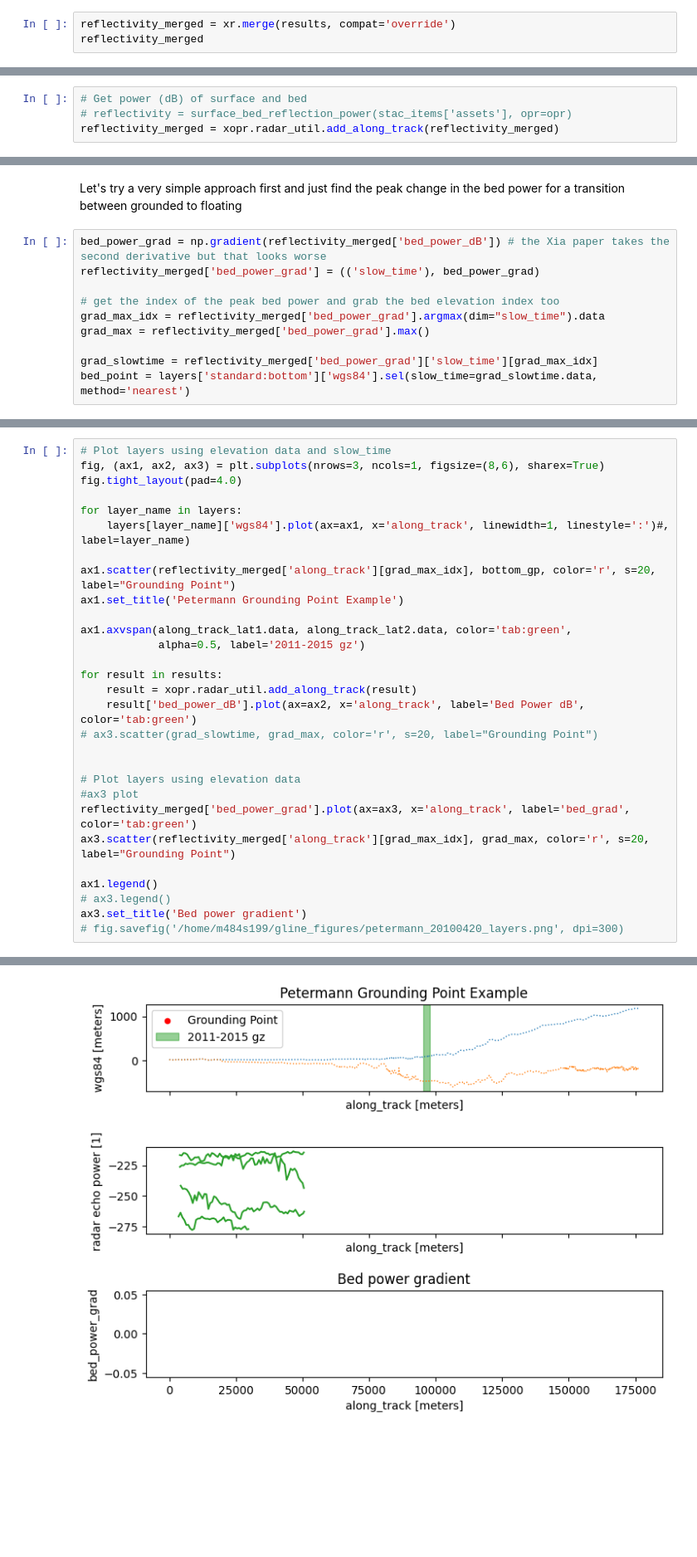
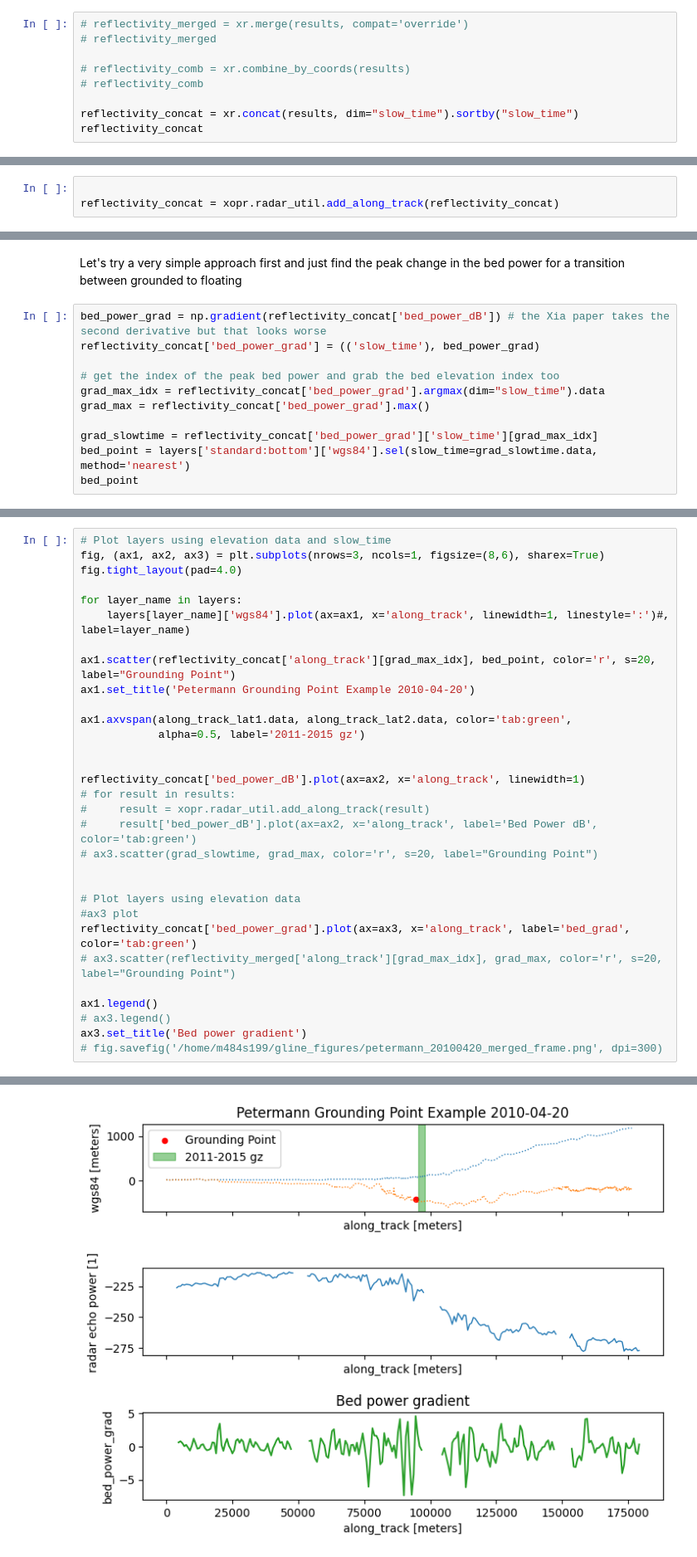
Before and after one commit to shahinmg/xopr-gline, a Jupyter notebook: notebooks/petermann_grounding_zone_comp_merge_frames.ipynb, the cells around one changed output, grey strips where cells are left out. Shown at 83% size. Cells and saved outputs as stored; diff of their text form; blank space fills up the shorter version.

Commit message:
merge frames notebook

```diff
--- a/notebooks/petermann_grounding_zone_comp_merge_frames.ipynb
+++ b/notebooks/petermann_grounding_zone_comp_merge_frames.ipynb
@@ -389,4 +407,10 @@ for future in dask.distributed.as_completed(futures):
 # %%
-reflectivity_merged = xr.merge(results, compat='override')
-reflectivity_merged
+# reflectivity_merged = xr.merge(results, compat='override')
+# reflectivity_merged
+
+# reflectivity_comb = xr.combine_by_coords(results)
+# reflectivity_comb
+
+reflectivity_concat = xr.concat(results, dim="slow_time").sortby("slow_time")
+reflectivity_concat
 # %% [output]
@@ -426,6 +460,5 @@ array([          nan,           nan,           nan,           nan,
     comment:      Radar echo power in linear scale
     coordinates:  slow_time twtt
 # %%
-# Get power (dB) of surface and bed
-# reflectivity = surface_bed_reflection_power(stac_items['assets'], opr=opr)
-reflectivity_merged = xopr.radar_util.add_along_track(reflectivity_merged)
+
+reflectivity_concat = xopr.radar_util.add_along_track(reflectivity_concat)
@@ -478,12 +465,13 @@ array([          nan,           nan,           nan,           nan,
 # %% [markdown]
 Let's try a very simple approach first and just find the peak change in the bed power for a transition between grounded to floating
 # %%
-bed_power_grad = np.gradient(reflectivity_merged['bed_power_dB']) # the Xia paper takes the second derivative but that looks worse
-reflectivity_merged['bed_power_grad'] = (('slow_time'), bed_power_grad)
+bed_power_grad = np.gradient(reflectivity_concat['bed_power_dB']) # the Xia paper takes the second derivative but that looks worse
+reflectivity_concat['bed_power_grad'] = (('slow_time'), bed_power_grad)
 
 # get the index of the peak bed power and grab the bed elevation index too
-grad_max_idx = reflectivity_merged['bed_power_grad'].argmax(dim="slow_time").data
-grad_max = reflectivity_merged['bed_power_grad'].max()
+grad_max_idx = reflectivity_concat['bed_power_grad'].argmax(dim="slow_time").data
+grad_max = reflectivity_concat['bed_power_grad'].max()
 
-grad_slowtime = reflectivity_merged['bed_power_grad']['slow_time'][grad_max_idx]
+grad_slowtime = reflectivity_concat['bed_power_grad']['slow_time'][grad_max_idx]
 bed_point = layers['standard:bottom']['wgs84'].sel(slow_time=grad_slowtime.data, method='nearest')
+bed_point
@@ -504,32 +491,34 @@ Attributes:
 # %%
 # Plot layers using elevation data and slow_time
 fig, (ax1, ax2, ax3) = plt.subplots(nrows=3, ncols=1, figsize=(8,6), sharex=True)
 fig.tight_layout(pad=4.0)
 
 for layer_name in layers:
     layers[layer_name]['wgs84'].plot(ax=ax1, x='along_track', linewidth=1, linestyle=':')#, label=layer_name)
 
-ax1.scatter(reflectivity_merged['along_track'][grad_max_idx], bottom_gp, color='r', s=20, label="Grounding Point")
-ax1.set_title('Petermann Grounding Point Example')
+ax1.scatter(reflectivity_concat['along_track'][grad_max_idx], bed_point, color='r', s=20, label="Grounding Point")
+ax1.set_title('Petermann Grounding Point Example 2010-04-20')
 
 ax1.axvspan(along_track_lat1.data, along_track_lat2.data, color='tab:green',
             alpha=0.5, label='2011-2015 gz')
 
-for result in results:
-    result = xopr.radar_util.add_along_track(result)
-    result['bed_power_dB'].plot(ax=ax2, x='along_track', label='Bed Power dB', color='tab:green')
+
+reflectivity_concat['bed_power_dB'].plot(ax=ax2, x='along_track', linewidth=1)
+# for result in results:
+#     result = xopr.radar_util.add_along_track(result)
+#     result['bed_power_dB'].plot(ax=ax2, x='along_track', label='Bed Power dB', color='tab:green')
 # ax3.scatter(grad_slowtime, grad_max, color='r', s=20, label="Grounding Point")
 
 
 # Plot layers using elevation data
 #ax3 plot
-reflectivity_merged['bed_power_grad'].plot(ax=ax3, x='along_track', label='bed_grad', color='tab:green')
-ax3.scatter(reflectivity_merged['along_track'][grad_max_idx], grad_max, color='r', s=20, label="Grounding Point")
+reflectivity_concat['bed_power_grad'].plot(ax=ax3, x='along_track', label='bed_grad', color='tab:green')
+# ax3.scatter(reflectivity_merged['along_track'][grad_max_idx], grad_max, color='r', s=20, label="Grounding Point")
 
 ax1.legend()
 # ax3.legend()
 ax3.set_title('Bed power gradient')
-# fig.savefig('/home/m484s199/gline_figures/petermann_20100420_layers.png', dpi=300)
+# fig.savefig('/home/m484s199/gline_figures/petermann_20100420_merged_frame.png', dpi=300)
 # %% [output]
 Text(0.5, 1.0, 'Bed power gradient')
-[figure, old version]
+[figure, new version]
```
Also changed, not shown: parts of 15 cells of this notebook, 1 other file.
